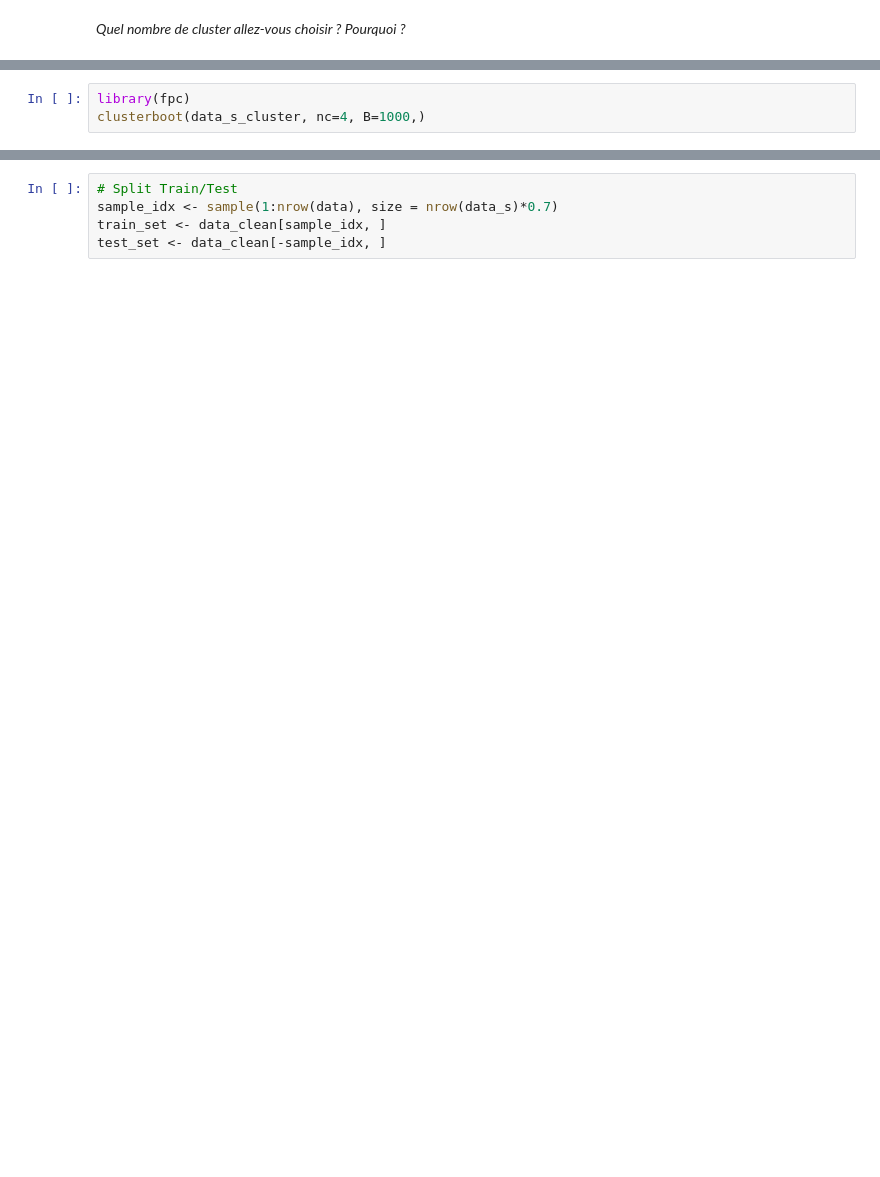
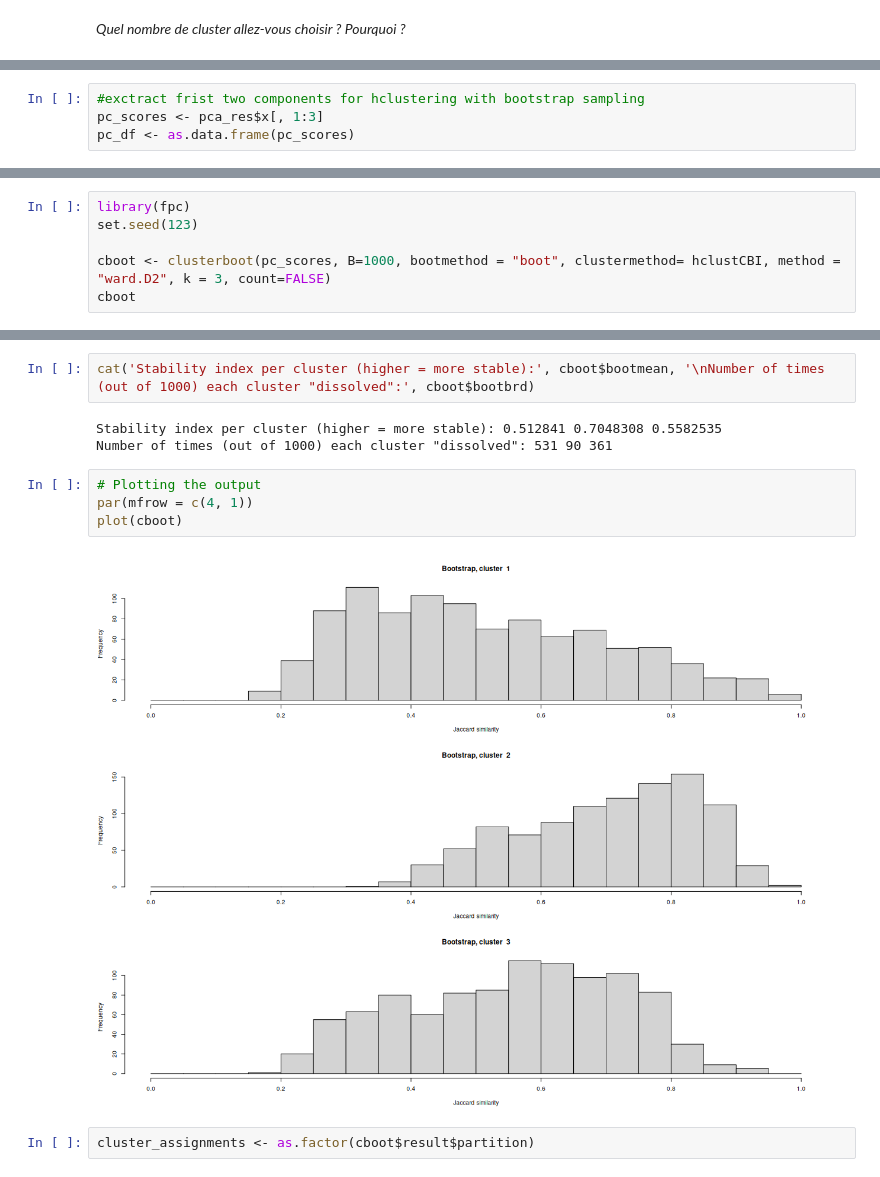
Before and after one commit to annhater/IA_Advancee, a Jupyter notebook: Projet_IA.ipynb, the cells around one changed output, grey strips where cells are left out. Saved outputs shown, nothing was run; the diff lists cells and outputs as text; blank space fills up the shorter version.

```diff
--- a/Projet_IA.ipynb
+++ b/Projet_IA.ipynb
@@ -214,0 +260,4 @@ integer(0)
+# %%
+#exctract frist two components for hclustering with bootstrap sampling
+pc_scores <- pca_res$x[, 1:3]
+pc_df <- as.data.frame(pc_scores)
@@ -215,4 +271,7 @@ integer(0)
 # %%
 library(fpc)
-clusterboot(data_s_cluster, nc=4, B=1000,)
+set.seed(123)
+
+cboot <- clusterboot(pc_scores, B=1000, bootmethod = "boot", clustermethod= hclustCBI, method = "ward.D2", k = 3, count=FALSE)
+cboot
 # %% [output]
@@ -221,5 +293,13 @@ Error: Error in `clustermethod()`:
-# %%
-# Split Train/Test
-sample_idx <- sample(1:nrow(data), size = nrow(data_s)*0.7)
-train_set <- data_clean[sample_idx, ]
-test_set <- data_clean[-sample_idx, ]
+# %%
+cat('Stability index per cluster (higher = more stable):', cboot$bootmean, '\nNumber of times (out of 1000) each cluster "dissolved":', cboot$bootbrd)
+# %% [output]
+Stability index per cluster (higher = more stable): 0.512841 0.7048308 0.5582535
+Number of times (out of 1000) each cluster "dissolved": 531 90 361
+# %%
+# Plotting the output
+par(mfrow = c(4, 1))
+plot(cboot)
+# %% [output]
+[figure, added]
+# %%
+cluster_assignments <- as.factor(cboot$result$partition)
```
Also changed, not shown: parts of 29 cells of this notebook.
